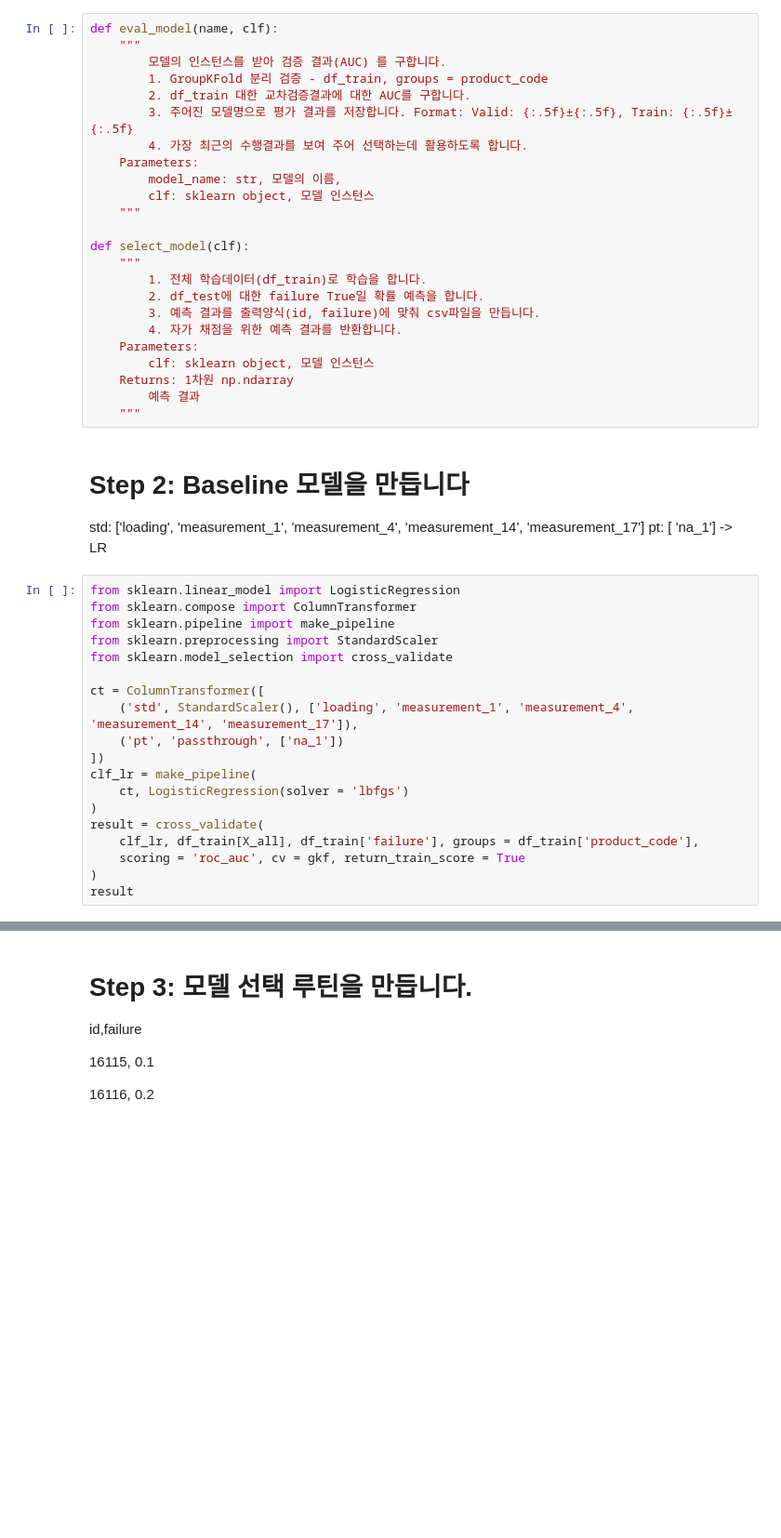
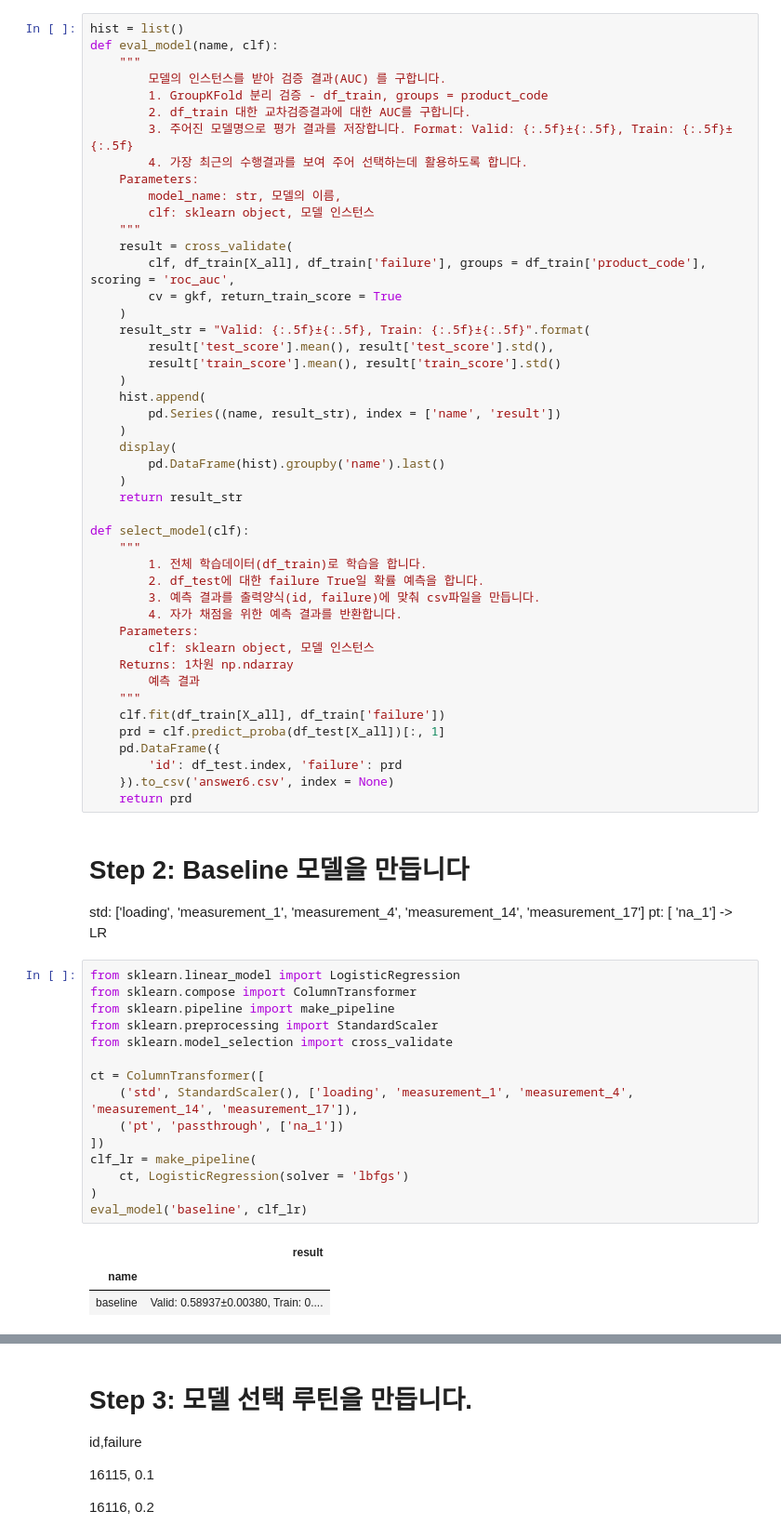
Before and after one commit to sunkusun9/DS_lv3_2609_1, a Jupyter notebook: sec_ds_lv3_prob1_kaggle.ipynb, the cells around one changed output, grey strips where cells are left out. Shown at 93% size. Drawn from its saved outputs; the diff is of its cells as text; blank space fills up the shorter version.

```diff
--- a/sec_ds_lv3_prob1_kaggle.ipynb
+++ b/sec_ds_lv3_prob1_kaggle.ipynb
@@ -233,6 +233,7 @@ for train_idx, valid_idx in gkf.split(df_train[X_all], df_train['failure'], grou
 ['A' 'C' 'E'] ['B']
 ['B' 'C' 'E'] ['A']
 # %%
+hist = list()
 def eval_model(name, clf):
     """
         모델의 인스턴스를 받아 검증 결과(AUC) 를 구합니다.
@@ -244,6 +245,21 @@ def eval_model(name, clf):
         model_name: str, 모델의 이름,
         clf: sklearn object, 모델 인스턴스
     """
+    result = cross_validate(
+        clf, df_train[X_all], df_train['failure'], groups = df_train['product_code'], scoring = 'roc_auc',
+        cv = gkf, return_train_score = True
+    )
+    result_str = "Valid: {:.5f}±{:.5f}, Train: {:.5f}±{:.5f}".format(
+        result['test_score'].mean(), result['test_score'].std(),
+        result['train_score'].mean(), result['train_score'].std()
+    )
+    hist.append(
+        pd.Series((name, result_str), index = ['name', 'result'])
+    )
+    display(
+        pd.DataFrame(hist).groupby('name').last()
+    )
+    return result_str
 
 def select_model(clf):
     """
@@ -256,6 +272,12 @@ def select_model(clf):
     Returns: 1차원 np.ndarray
         예측 결과
     """
+    clf.fit(df_train[X_all], df_train['failure'])
+    prd = clf.predict_proba(df_test[X_all])[:, 1]
+    pd.DataFrame({
+        'id': df_test.index, 'failure': prd
+    }).to_csv('answer6.csv', index = None)
+    return prd
 # %% [markdown]
 # Step 2: Baseline 모델을 만듭니다
 
@@ -263,20 +285,19 @@ std: \['loading', 'measurement_1', 'measurement_4', 'measurement_14', 'measureme
 # %%
 from sklearn.linear_model import LogisticRegression
 from sklearn.compose import ColumnTransformer
 from sklearn.pipeline import make_pipeline
 from sklearn.preprocessing import StandardScaler
 from sklearn.model_selection import cross_validate
 
 ct = ColumnTransformer([
     ('std', StandardScaler(), ['loading', 'measurement_1', 'measurement_4', 'measurement_14', 'measurement_17']),
     ('pt', 'passthrough', ['na_1'])
 ])
 clf_lr = make_pipeline(
     ct, LogisticRegression(solver = 'lbfgs')
 )
-result = cross_validate(
-    clf_lr, df_train[X_all], df_train['failure'], groups = df_train['product_code'],
-    scoring = 'roc_auc', cv = gkf, return_train_score = True
-)
-result
+eval_model('baseline', clf_lr)
 # %% [output]
+|  | result |
+| name |  |
+| baseline | Valid: 0.58937±0.00380, Train: 0.... |
```
Also changed, not shown: parts of 10 cells of this notebook.
